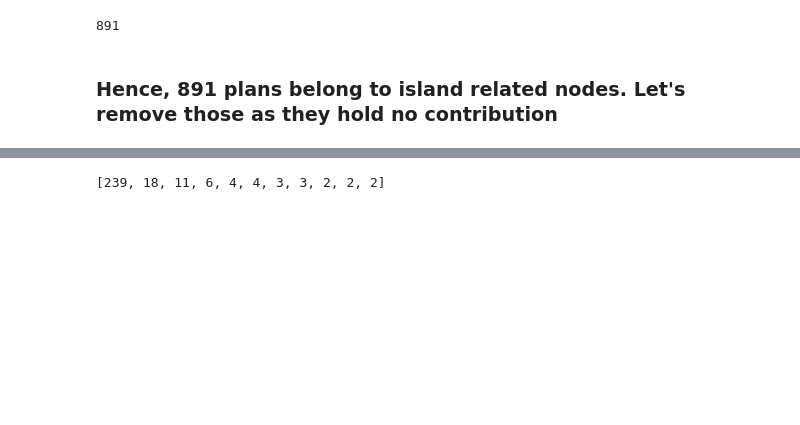
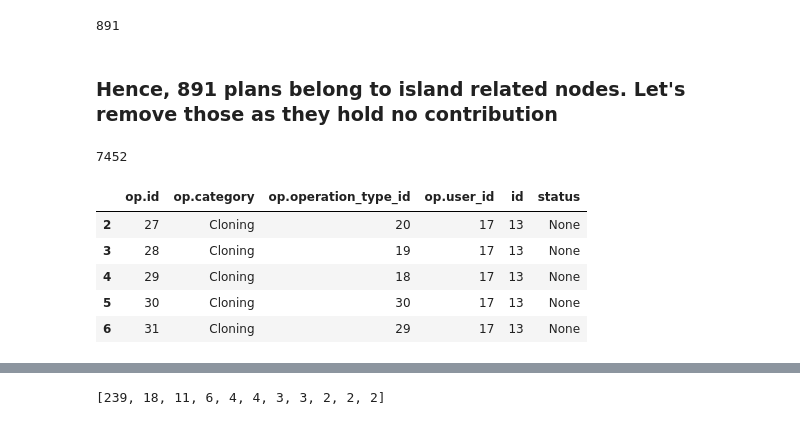
Before and after one commit to hicsail/crucible, a Jupyter notebook: scratch/test-train-split/test_train_split_v2.ipynb, the cells around one changed output, grey strips where cells are left out. Cells and saved outputs as stored; diff of their text form; code cells hidden in the pictures; blank space fills up the shorter version.

```diff
--- a/scratch/test-train-split/test_train_split_v2.ipynb
+++ b/scratch/test-train-split/test_train_split_v2.ipynb
@@ -172,0 +216,4 @@ print(len(sorted(nx.connected_components(G))))
+# %%
+all_plan_ops_df = real_operations_without_islands_df.groupby('id')['op.operation_type_id'].apply(list).reset_index()
+print(all_plan_ops_df.shape)
+all_plan_ops_df.head(5)
@@ -172,0 +282,7 @@ print(len(sorted(nx.connected_components(G))))
+# %%
+# Add every unique operation as a node to a networkx graph
+G = nx.Graph()
+nodes = full_ops_df['op.operation_type_id']
+result = set(chain(*nodes))
+print(len(result))
+G.add_nodes_from(result)
@@ -172,0 +291,18 @@ print(len(sorted(nx.connected_components(G))))
+# %%
+# Two nodes (operations) in the above graph will share an edge if they occur together in any plan.
+from itertools import combinations
+
+plan_edge_df = pd.DataFrame(columns=['source', 'target'])
+unique_edges = []
+for index, row in full_ops_df.iterrows():
+    operations = row['op.operation_type_id']
+    # print(len(operations))
+    #if node length is one, skip it because it is unconnected.
+    #Else for each pair in the list add an edge if it doesn't aready exist in the edge list
+    if(len(operations) > 1):
+        operation_pairs = list(combinations(operations, 2))
+        for pair in operation_pairs:
+            if pair not in unique_edges:
+                unique_edges.append(pair)
+
+unique_edges
@@ -206,3 +503,19 @@ print(len(indexNames))
 #Biggest component contains 239 operations
 df_plan_without_islands = df_plan_ops
 df_plan_without_islands.drop(indexNames , inplace=True)
+# %%
+without_islands_df = real_operations_df[~real_operations_df['op.operation_type_id'].isin(islands)]
+without_islands_list = without_islands_df.groupby('id')['op.operation_type_id'].unique()
+without_islands = without_islands_list.to_frame().reset_index()
+print(without_islands['id'].nunique())
+# %% [output]
+7452
+# %%
+without_islands_df.head(5)
+# %% [output]
+|  | op.id | op.category | op.operation_type_id | op.user_id | id | status |
+| 2 | 27 | Cloning | 20 | 17 | 13 | None |
+| 3 | 28 | Cloning | 19 | 17 | 13 | None |
+| 4 | 29 | Cloning | 18 | 17 | 13 | None |
+| 5 | 30 | Cloning | 30 | 17 | 13 | None |
+| 6 | 31 | Cloning | 29 | 17 | 13 | None |
```
Also changed, not shown: parts of 77 cells of this notebook.
